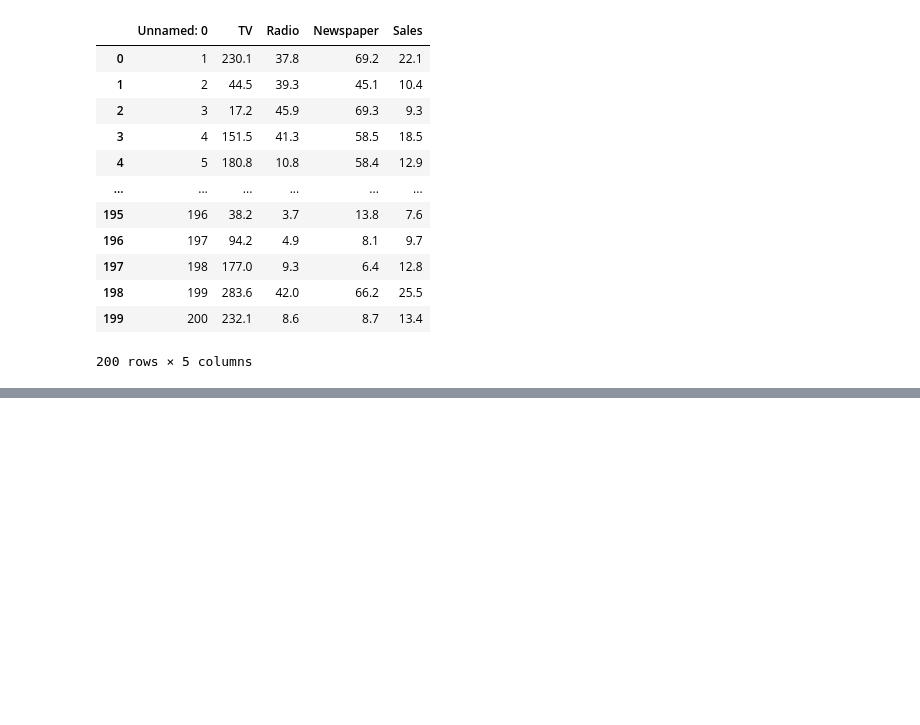
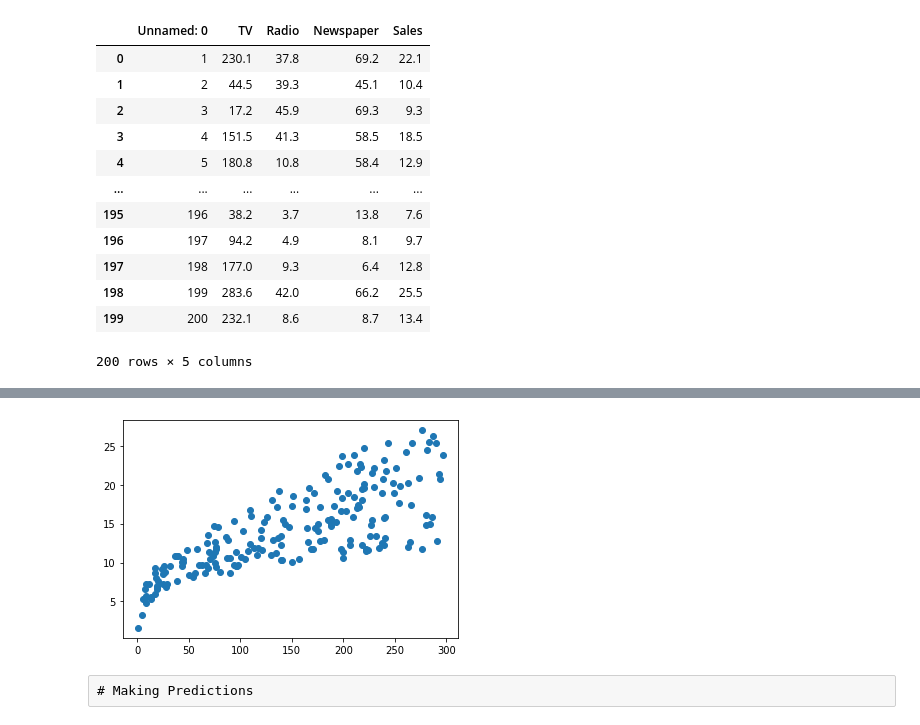
Before and after one commit to Pauweee/LR---Gradient-Descent, a Jupyter notebook: Gradient Descent - Advertising.ipynb, the cells around one changed output, grey strips where cells are left out. Drawn from its saved outputs; the diff is of its cells as text; code cells hidden in the pictures; blank space fills up the shorter version.

```diff
--- a/Gradient Descent - Advertising.ipynb
+++ b/Gradient Descent - Advertising.ipynb
@@ -84,0 +150,9 @@ plt.show()
+# %%
+XX = data['TV']
+YY = data['Sales']
+plt.scatter(X, Y)
+plt.show()
+# %% [output]
+[figure, added]
+# %% [raw]
+# Making Predictions
```
Also changed, not shown: parts of 26 cells of this notebook.
